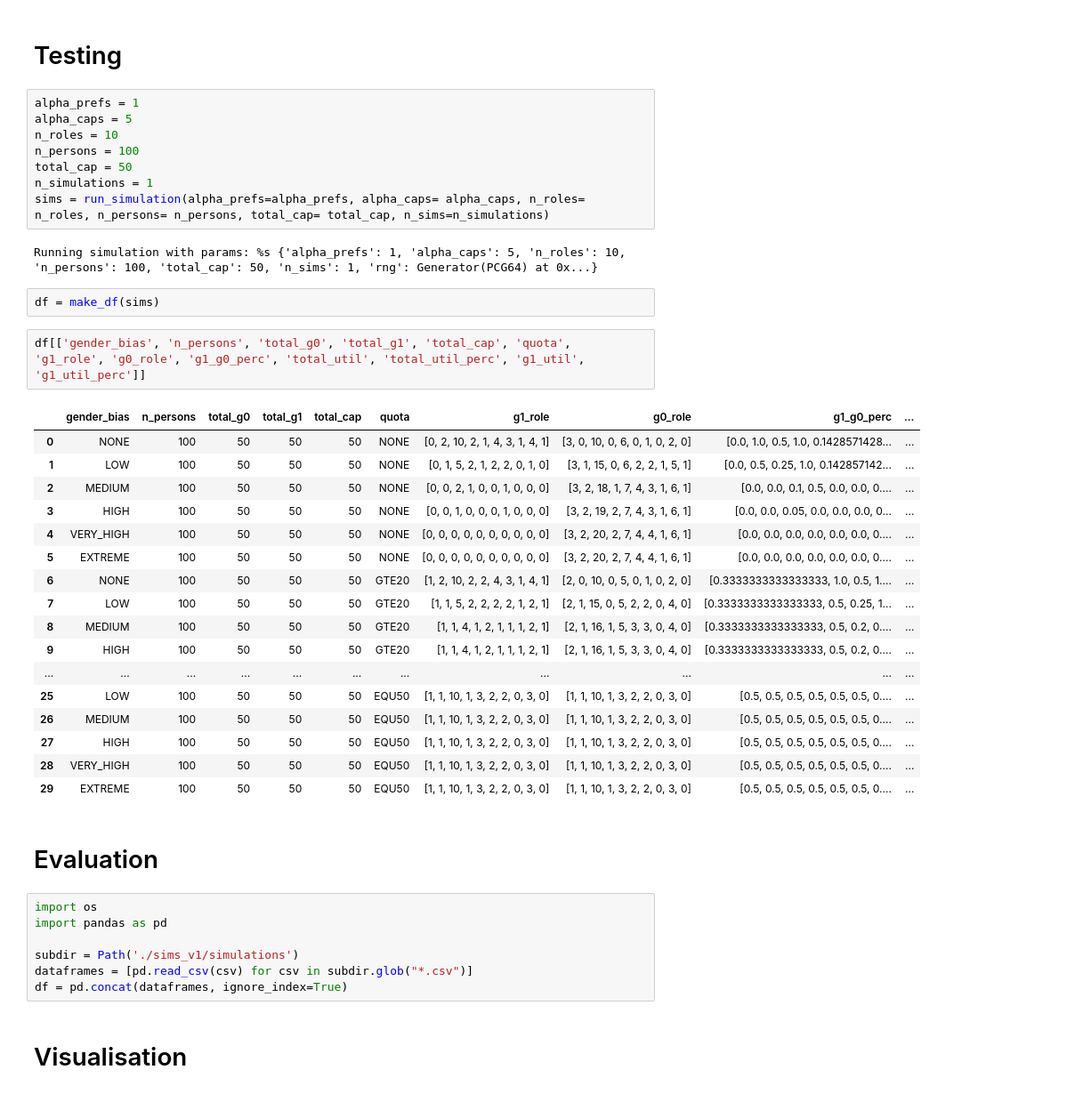
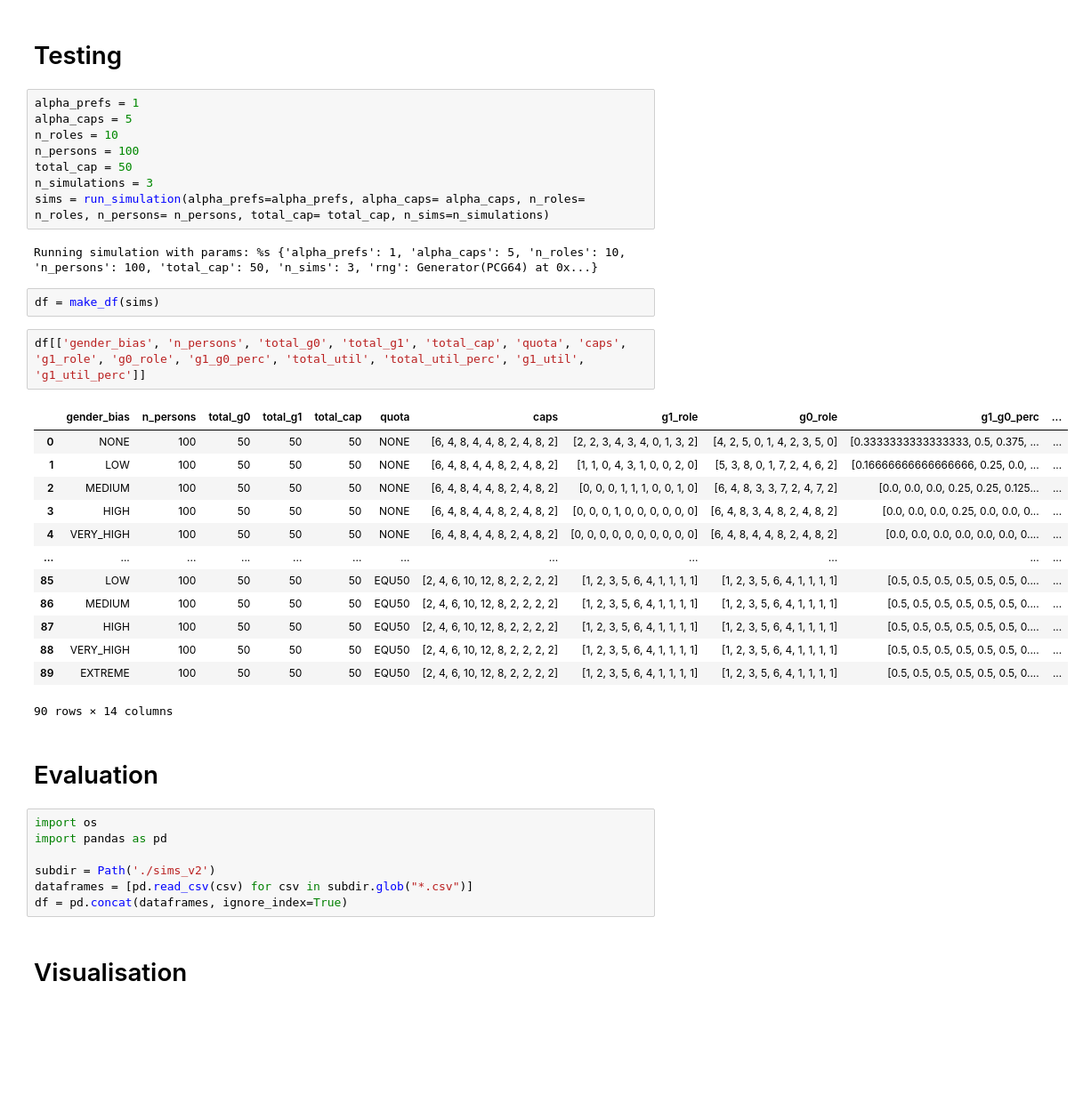
Before and after one commit to FlorianWilhelm/flairs25-gender-bias, a Jupyter notebook: simulation.ipynb, the cells around one changed output. Shown at 89% size. Saved outputs shown, nothing was run; the diff lists cells and outputs as text; blank space fills up the shorter version.

```diff
--- a/simulation.ipynb
+++ b/simulation.ipynb
@@ -22,39 +25,35 @@ alpha_caps = 5
 n_roles = 10
 n_persons = 100
 total_cap = 50
-n_simulations = 1
+n_simulations = 3
 sims = run_simulation(alpha_prefs=alpha_prefs, alpha_caps= alpha_caps, n_roles= n_roles, n_persons= n_persons, total_cap= total_cap, n_sims=n_simulations)
 # %% [output]
-Running simulation with params: %s {'alpha_prefs': 1, 'alpha_caps': 5, 'n_roles': 10, 'n_persons': 100, 'total_cap': 50, 'n_sims': 1, 'rng': Generator(PCG64) at 0x...}
+Running simulation with params: %s {'alpha_prefs': 1, 'alpha_caps': 5, 'n_roles': 10, 'n_persons': 100, 'total_cap': 50, 'n_sims': 3, 'rng': Generator(PCG64) at 0x...}
 # %%
 df = make_df(sims)
 # %%
-df[['gender_bias', 'n_persons', 'total_g0', 'total_g1', 'total_cap', 'quota', 'g1_role', 'g0_role', 'g1_g0_perc', 'total_util', 'total_util_perc', 'g1_util', 'g1_util_perc']]
+df[['gender_bias', 'n_persons', 'total_g0', 'total_g1', 'total_cap', 'quota', 'caps', 'g1_role', 'g0_role', 'g1_g0_perc', 'total_util', 'total_util_perc', 'g1_util', 'g1_util_perc']]
 # %% [output]
-|  | gender_bias | n_persons | total_g0 | total_g1 | total_cap | quota | g1_role | g0_role | g1_g0_perc | ... |
-| 0 | NONE | 100 | 50 | 50 | 50 | NONE | [0, 2, 10, 2, 1, 4, 3, 1, 4, 1] | [3, 0, 10, 0, 6, 0, 1, 0, 2, 0] | [0.0, 1.0, 0.5, 1.0, 0.1428571428... | ... |
-| 1 | LOW | 100 | 50 | 50 | 50 | NONE | [0, 1, 5, 2, 1, 2, 2, 0, 1, 0] | [3, 1, 15, 0, 6, 2, 2, 1, 5, 1] | [0.0, 0.5, 0.25, 1.0, 0.142857142... | ... |
-| 2 | MEDIUM | 100 | 50 | 50 | 50 | NONE | [0, 0, 2, 1, 0, 0, 1, 0, 0, 0] | [3, 2, 18, 1, 7, 4, 3, 1, 6, 1] | [0.0, 0.0, 0.1, 0.5, 0.0, 0.0, 0.... | ... |
-| 3 | HIGH | 100 | 50 | 50 | 50 | NONE | [0, 0, 1, 0, 0, 0, 1, 0, 0, 0] | [3, 2, 19, 2, 7, 4, 3, 1, 6, 1] | [0.0, 0.0, 0.05, 0.0, 0.0, 0.0, 0... | ... |
-| 4 | VERY_HIGH | 100 | 50 | 50 | 50 | NONE | [0, 0, 0, 0, 0, 0, 0, 0, 0, 0] | [3, 2, 20, 2, 7, 4, 4, 1, 6, 1] | [0.0, 0.0, 0.0, 0.0, 0.0, 0.0, 0.... | ... |
-| 5 | EXTREME | 100 | 50 | 50 | 50 | NONE | [0, 0, 0, 0, 0, 0, 0, 0, 0, 0] | [3, 2, 20, 2, 7, 4, 4, 1, 6, 1] | [0.0, 0.0, 0.0, 0.0, 0.0, 0.0, 0.... | ... |
-| 6 | NONE | 100 | 50 | 50 | 50 | GTE20 | [1, 2, 10, 2, 2, 4, 3, 1, 4, 1] | [2, 0, 10, 0, 5, 0, 1, 0, 2, 0] | [0.3333333333333333, 1.0, 0.5, 1.... | ... |
-| 7 | LOW | 100 | 50 | 50 | 50 | GTE20 | [1, 1, 5, 2, 2, 2, 2, 1, 2, 1] | [2, 1, 15, 0, 5, 2, 2, 0, 4, 0] | [0.3333333333333333, 0.5, 0.25, 1... | ... |
-| 8 | MEDIUM | 100 | 50 | 50 | 50 | GTE20 | [1, 1, 4, 1, 2, 1, 1, 1, 2, 1] | [2, 1, 16, 1, 5, 3, 3, 0, 4, 0] | [0.3333333333333333, 0.5, 0.2, 0.... | ... |
-| 9 | HIGH | 100 | 50 | 50 | 50 | GTE20 | [1, 1, 4, 1, 2, 1, 1, 1, 2, 1] | [2, 1, 16, 1, 5, 3, 3, 0, 4, 0] | [0.3333333333333333, 0.5, 0.2, 0.... | ... |
-| ... | ... | ... | ... | ... | ... | ... | ... | ... | ... | ... |
-| 25 | LOW | 100 | 50 | 50 | 50 | EQU50 | [1, 1, 10, 1, 3, 2, 2, 0, 3, 0] | [1, 1, 10, 1, 3, 2, 2, 0, 3, 0] | [0.5, 0.5, 0.5, 0.5, 0.5, 0.5, 0.... | ... |
-| 26 | MEDIUM | 100 | 50 | 50 | 50 | EQU50 | [1, 1, 10, 1, 3, 2, 2, 0, 3, 0] | [1, 1, 10, 1, 3, 2, 2, 0, 3, 0] | [0.5, 0.5, 0.5, 0.5, 0.5, 0.5, 0.... | ... |
-| 27 | HIGH | 100 | 50 | 50 | 50 | EQU50 | [1, 1, 10, 1, 3, 2, 2, 0, 3, 0] | [1, 1, 10, 1, 3, 2, 2, 0, 3, 0] | [0.5, 0.5, 0.5, 0.5, 0.5, 0.5, 0.... | ... |
-| 28 | VERY_HIGH | 100 | 50 | 50 | 50 | EQU50 | [1, 1, 10, 1, 3, 2, 2, 0, 3, 0] | [1, 1, 10, 1, 3, 2, 2, 0, 3, 0] | [0.5, 0.5, 0.5, 0.5, 0.5, 0.5, 0.... | ... |
-| 29 | EXTREME | 100 | 50 | 50 | 50 | EQU50 | [1, 1, 10, 1, 3, 2, 2, 0, 3, 0] | [1, 1, 10, 1, 3, 2, 2, 0, 3, 0] | [0.5, 0.5, 0.5, 0.5, 0.5, 0.5, 0.... | ... |
+|  | gender_bias | n_persons | total_g0 | total_g1 | total_cap | quota | caps | g1_role | g0_role | g1_g0_perc | ... |
+| 0 | NONE | 100 | 50 | 50 | 50 | NONE | [6, 4, 8, 4, 4, 8, 2, 4, 8, 2] | [2, 2, 3, 4, 3, 4, 0, 1, 3, 2] | [4, 2, 5, 0, 1, 4, 2, 3, 5, 0] | [0.3333333333333333, 0.5, 0.375, ... | ... |
+| 1 | LOW | 100 | 50 | 50 | 50 | NONE | [6, 4, 8, 4, 4, 8, 2, 4, 8, 2] | [1, 1, 0, 4, 3, 1, 0, 0, 2, 0] | [5, 3, 8, 0, 1, 7, 2, 4, 6, 2] | [0.16666666666666666, 0.25, 0.0, ... | ... |
+| 2 | MEDIUM | 100 | 50 | 50 | 50 | NONE | [6, 4, 8, 4, 4, 8, 2, 4, 8, 2] | [0, 0, 0, 1, 1, 1, 0, 0, 1, 0] | [6, 4, 8, 3, 3, 7, 2, 4, 7, 2] | [0.0, 0.0, 0.0, 0.25, 0.25, 0.125... | ... |
+| 3 | HIGH | 100 | 50 | 50 | 50 | NONE | [6, 4, 8, 4, 4, 8, 2, 4, 8, 2] | [0, 0, 0, 1, 0, 0, 0, 0, 0, 0] | [6, 4, 8, 3, 4, 8, 2, 4, 8, 2] | [0.0, 0.0, 0.0, 0.25, 0.0, 0.0, 0... | ... |
+| 4 | VERY_HIGH | 100 | 50 | 50 | 50 | NONE | [6, 4, 8, 4, 4, 8, 2, 4, 8, 2] | [0, 0, 0, 0, 0, 0, 0, 0, 0, 0] | [6, 4, 8, 4, 4, 8, 2, 4, 8, 2] | [0.0, 0.0, 0.0, 0.0, 0.0, 0.0, 0.... | ... |
+| ... | ... | ... | ... | ... | ... | ... | ... | ... | ... | ... | ... |
+| 85 | LOW | 100 | 50 | 50 | 50 | EQU50 | [2, 4, 6, 10, 12, 8, 2, 2, 2, 2] | [1, 2, 3, 5, 6, 4, 1, 1, 1, 1] | [1, 2, 3, 5, 6, 4, 1, 1, 1, 1] | [0.5, 0.5, 0.5, 0.5, 0.5, 0.5, 0.... | ... |
+| 86 | MEDIUM | 100 | 50 | 50 | 50 | EQU50 | [2, 4, 6, 10, 12, 8, 2, 2, 2, 2] | [1, 2, 3, 5, 6, 4, 1, 1, 1, 1] | [1, 2, 3, 5, 6, 4, 1, 1, 1, 1] | [0.5, 0.5, 0.5, 0.5, 0.5, 0.5, 0.... | ... |
+| 87 | HIGH | 100 | 50 | 50 | 50 | EQU50 | [2, 4, 6, 10, 12, 8, 2, 2, 2, 2] | [1, 2, 3, 5, 6, 4, 1, 1, 1, 1] | [1, 2, 3, 5, 6, 4, 1, 1, 1, 1] | [0.5, 0.5, 0.5, 0.5, 0.5, 0.5, 0.... | ... |
+| 88 | VERY_HIGH | 100 | 50 | 50 | 50 | EQU50 | [2, 4, 6, 10, 12, 8, 2, 2, 2, 2] | [1, 2, 3, 5, 6, 4, 1, 1, 1, 1] | [1, 2, 3, 5, 6, 4, 1, 1, 1, 1] | [0.5, 0.5, 0.5, 0.5, 0.5, 0.5, 0.... | ... |
+| 89 | EXTREME | 100 | 50 | 50 | 50 | EQU50 | [2, 4, 6, 10, 12, 8, 2, 2, 2, 2] | [1, 2, 3, 5, 6, 4, 1, 1, 1, 1] | [1, 2, 3, 5, 6, 4, 1, 1, 1, 1] | [0.5, 0.5, 0.5, 0.5, 0.5, 0.5, 0.... | ... |
+90 rows × 14 columns
 # %% [markdown]
 # Evaluation
 # %%
 import os
 import pandas as pd
 
-subdir = Path('./sims_v1/simulations')
+subdir = Path('./sims_v2')
 dataframes = [pd.read_csv(csv) for csv in subdir.glob("*.csv")]
 df = pd.concat(dataframes, ignore_index=True)
 # %% [markdown]
```
Also changed, not shown: parts of 3 cells of this notebook, 1 other file.
